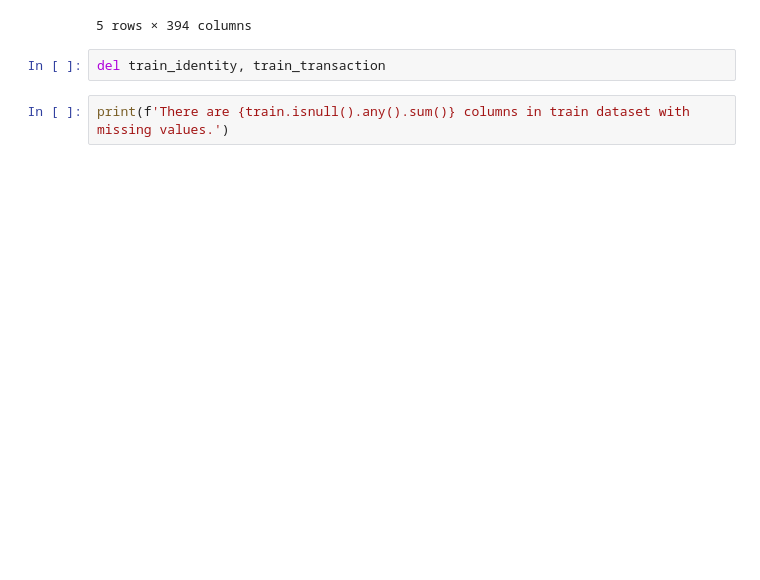
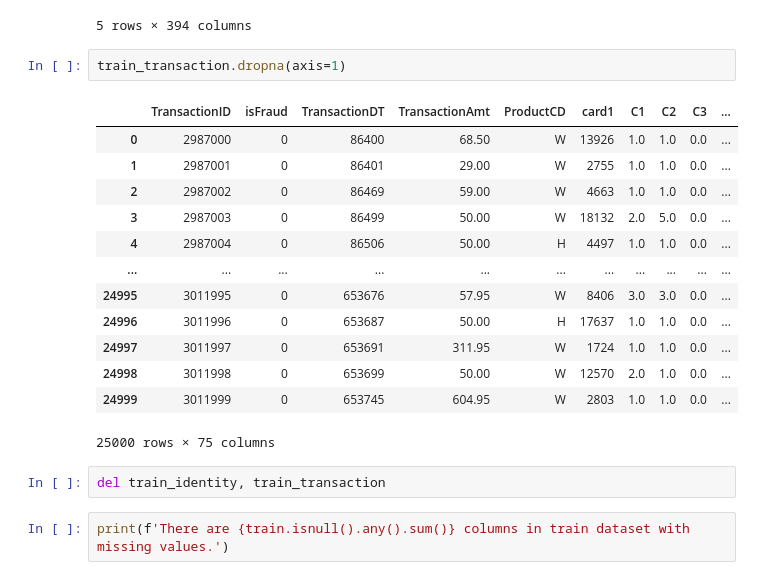
Before and after one commit to CamiVasz/aprendizaje-estadistico, a Jupyter notebook: ieee-fraud-detection/working/data_exploration.ipynb, the cells around one changed output. Cells and saved outputs as stored; diff of their text form; blank space fills up the shorter version.

```diff
--- a/ieee-fraud-detection/working/data_exploration.ipynb
+++ b/ieee-fraud-detection/working/data_exploration.ipynb
@@ -75,6 +73,22 @@ train_transaction.head()
 | 3 | 2987003 | 0 | 86499 | 50.0 | W | 18132 | 567.0 | 150.0 | mastercard | ... |
 | 4 | 2987004 | 0 | 86506 | 50.0 | H | 4497 | 514.0 | 150.0 | mastercard | ... |
 5 rows × 394 columns
+# %%
+train_transaction.dropna(axis=1)
+# %% [output]
+|  | TransactionID | isFraud | TransactionDT | TransactionAmt | ProductCD | card1 | C1 | C2 | C3 | ... |
+| 0 | 2987000 | 0 | 86400 | 68.50 | W | 13926 | 1.0 | 1.0 | 0.0 | ... |
+| 1 | 2987001 | 0 | 86401 | 29.00 | W | 2755 | 1.0 | 1.0 | 0.0 | ... |
+| 2 | 2987002 | 0 | 86469 | 59.00 | W | 4663 | 1.0 | 1.0 | 0.0 | ... |
+| 3 | 2987003 | 0 | 86499 | 50.00 | W | 18132 | 2.0 | 5.0 | 0.0 | ... |
+| 4 | 2987004 | 0 | 86506 | 50.00 | H | 4497 | 1.0 | 1.0 | 0.0 | ... |
+| ... | ... | ... | ... | ... | ... | ... | ... | ... | ... | ... |
+| 24995 | 3011995 | 0 | 653676 | 57.95 | W | 8406 | 3.0 | 3.0 | 0.0 | ... |
+| 24996 | 3011996 | 0 | 653687 | 50.00 | H | 17637 | 1.0 | 1.0 | 0.0 | ... |
+| 24997 | 3011997 | 0 | 653691 | 311.95 | W | 1724 | 1.0 | 1.0 | 0.0 | ... |
+| 24998 | 3011998 | 0 | 653699 | 50.00 | W | 12570 | 2.0 | 1.0 | 0.0 | ... |
+| 24999 | 3011999 | 0 | 653745 | 604.95 | W | 2803 | 1.0 | 1.0 | 0.0 | ... |
+25000 rows × 75 columns
 # %%
 del train_identity, train_transaction
 # %%
```
Also changed, not shown: parts of 24 cells of this notebook.
